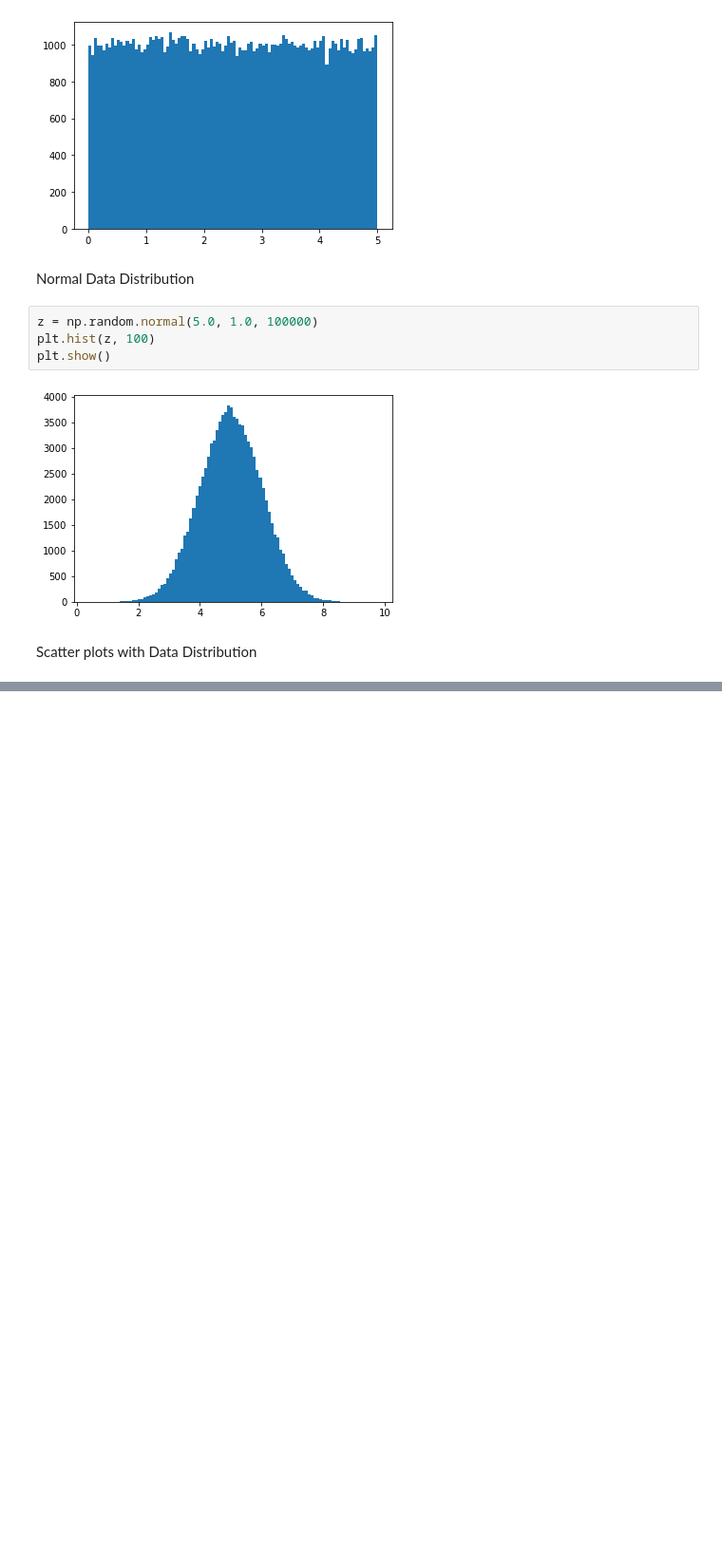
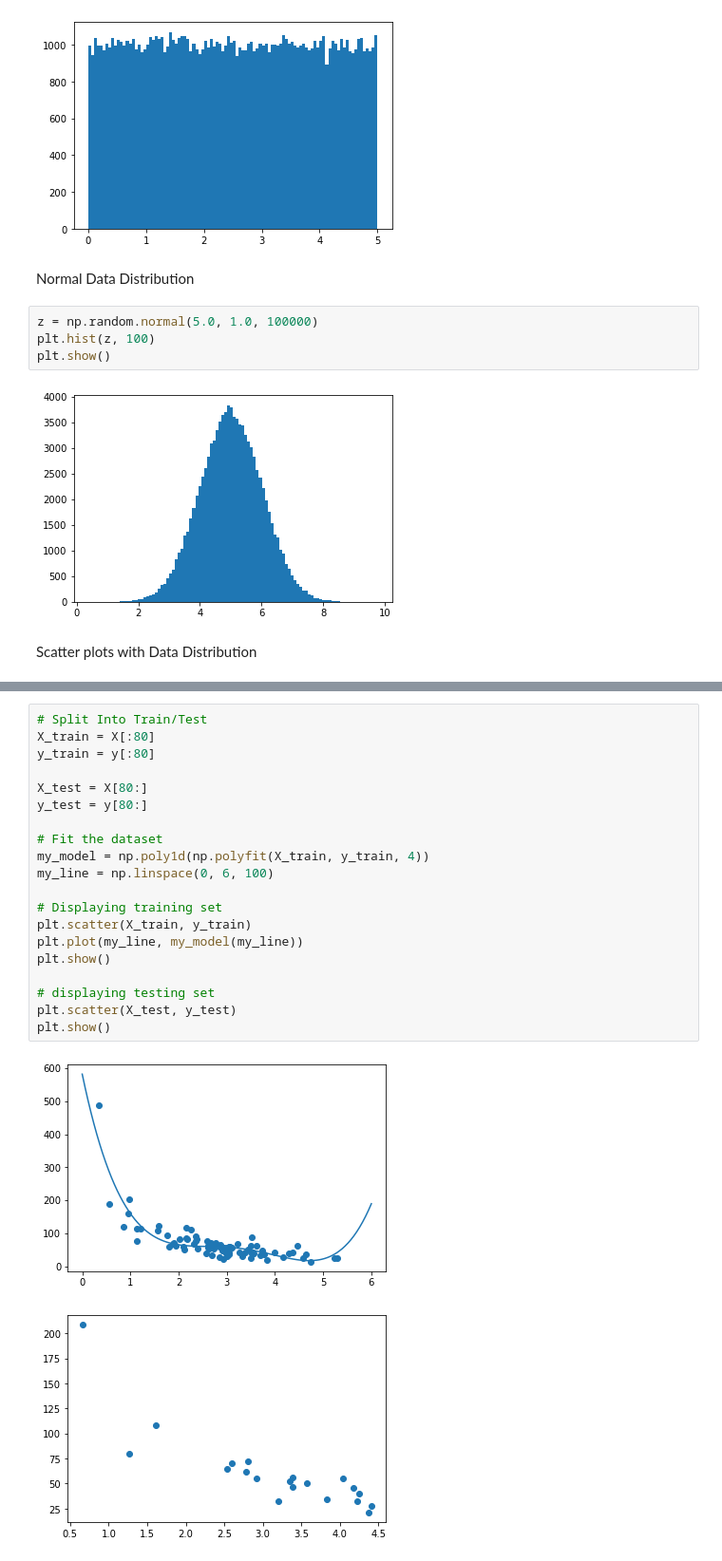
Before and after one commit to e277/Machine-Learning, a Jupyter notebook: W3School/MachineLearning.ipynb, the cells around one changed output, grey strips where cells are left out. Shown at 95% size. Drawn from its saved outputs; the diff is of its cells as text; blank space fills up the shorter version.

```diff
--- a/W3School/MachineLearning.ipynb
+++ b/W3School/MachineLearning.ipynb
@@ -46,0 +97,23 @@ Scatter plots with Data Distribution
+# %%
+# Split Into Train/Test
+X_train = X[:80]
+y_train = y[:80]
+
+X_test = X[80:]
+y_test = y[80:]
+
+# Fit the dataset
+my_model = np.poly1d(np.polyfit(X_train, y_train, 4))
+my_line = np.linspace(0, 6, 100)
+
+# Displaying training set
+plt.scatter(X_train, y_train)
+plt.plot(my_line, my_model(my_line))
+plt.show()
+
+# displaying testing set
+plt.scatter(X_test, y_test)
+plt.show()
+# %% [output]
+[figure, added]
+[figure, added]
```
Also changed, not shown: parts of 11 cells of this notebook, 1 other file.
